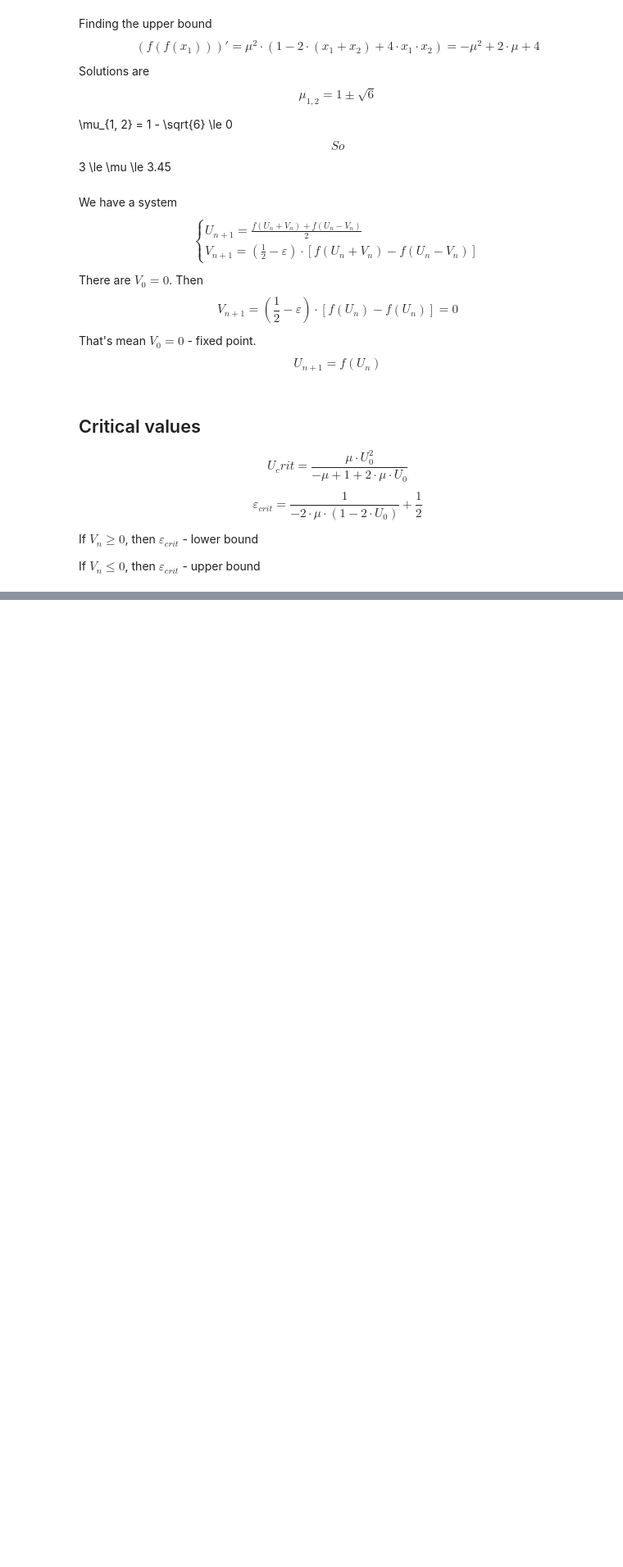
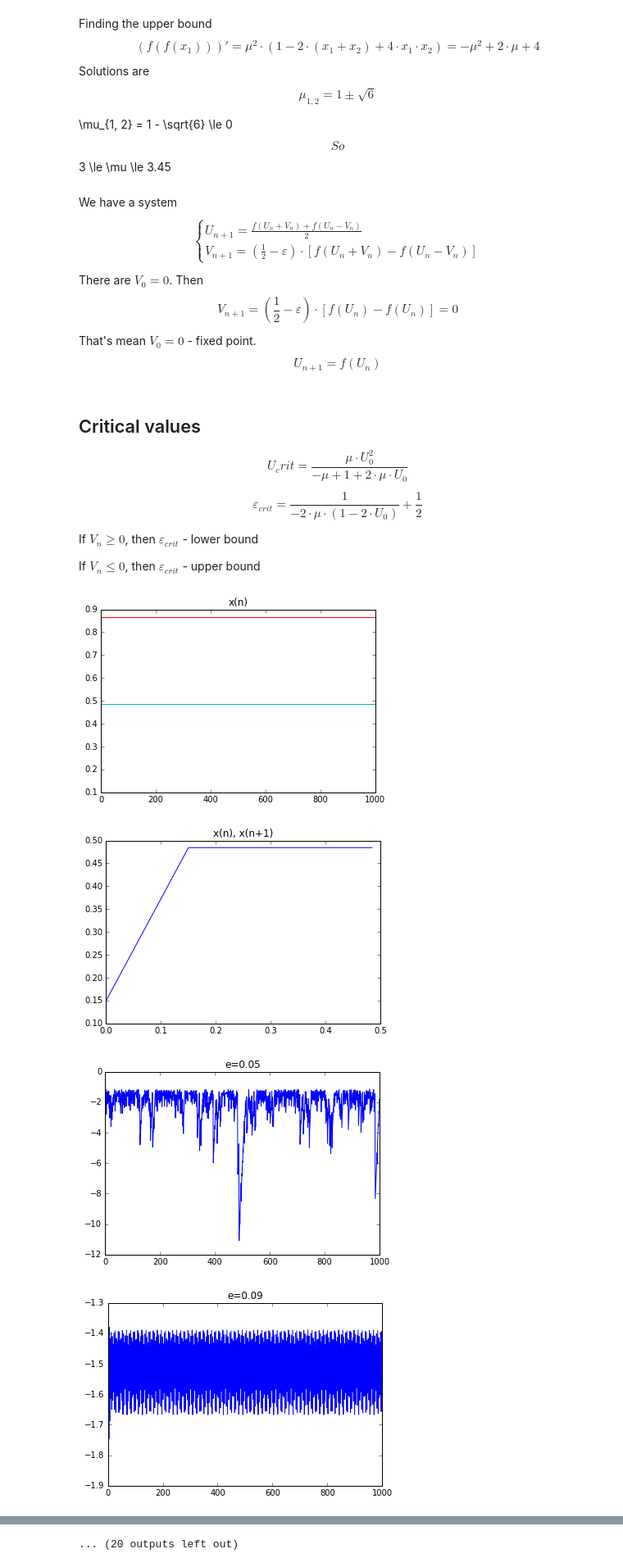
Before and after one commit to char-lie/physical-informatics, a Jupyter notebook: Lab6/lab6.ipynb, the cells around one changed output, grey strips where cells are left out. Shown at 82% size. Cells and saved outputs as stored; diff of their text form; code cells hidden in the pictures; blank space fills up the shorter version.

```diff
--- a/Lab6/lab6.ipynb
+++ b/Lab6/lab6.ipynb
@@ -86,0 +125,51 @@ n = 1000
+# %%
+seqs = []
+for x0 in x0s:
+    seqs.append(make_seq(x0))
+for seq in seqs:
+    plt.title('x(n)')
+    plt.plot(range(len(seq)), seq)
+plt.show()
+
+seq = seqs[0]
+seq_shifted = seq[:]
+seq_shifted.insert(0, 0)
+seq_shifted.pop(-1)
+
+plt.title('x(n), x(n+1)')
+plt.plot(seq_shifted, seq)
+plt.show()
+
+es = [i for i in np.arange(0.05, 0.45, 0.04)]
+x0, y0 = x0s[0], x0s[1]
+
+xy_seqs = []
+for e in es:
+    item = (make_xy_system(x0, y0, e), e)
+    xy_seqs.append(item)
+
+uv_seqs = []
+for seq in xy_seqs:
+    uv_seqs.append((make_transition_from(*seq[0]), seq[1]))
+
+for uv_seq in uv_seqs:
+    ## only != 0
+    vn = list(filter(lambda x: x != 0, uv_seq[0][1]))
+    plt.title('e=%s' % uv_seq[1])
+    plt.plot(range(len(vn)), [np.log(np.abs(item)) for item in vn])
+    plt.show()
+
+for uv_seq in uv_seqs:
+    plt.title('e=%s' % uv_seq[1])
+    plt.plot(uv_seq[0][0], uv_seq[0][1])
+    plt.show()
+
+for xy_seq in xy_seqs:
+    plt.title('e=%s' % xy_seq[1])
+    plt.plot(xy_seq[0][0], xy_seq[0][1])
+    plt.show()
+# %% [output]
+[figure, added]
+[figure, added]
+[figure, added]
+[figure, added]
@@ -86,0 +184 @@ n = 1000
+... (20 outputs left out)
```
Also changed, not shown: parts of 3 cells of this notebook.
